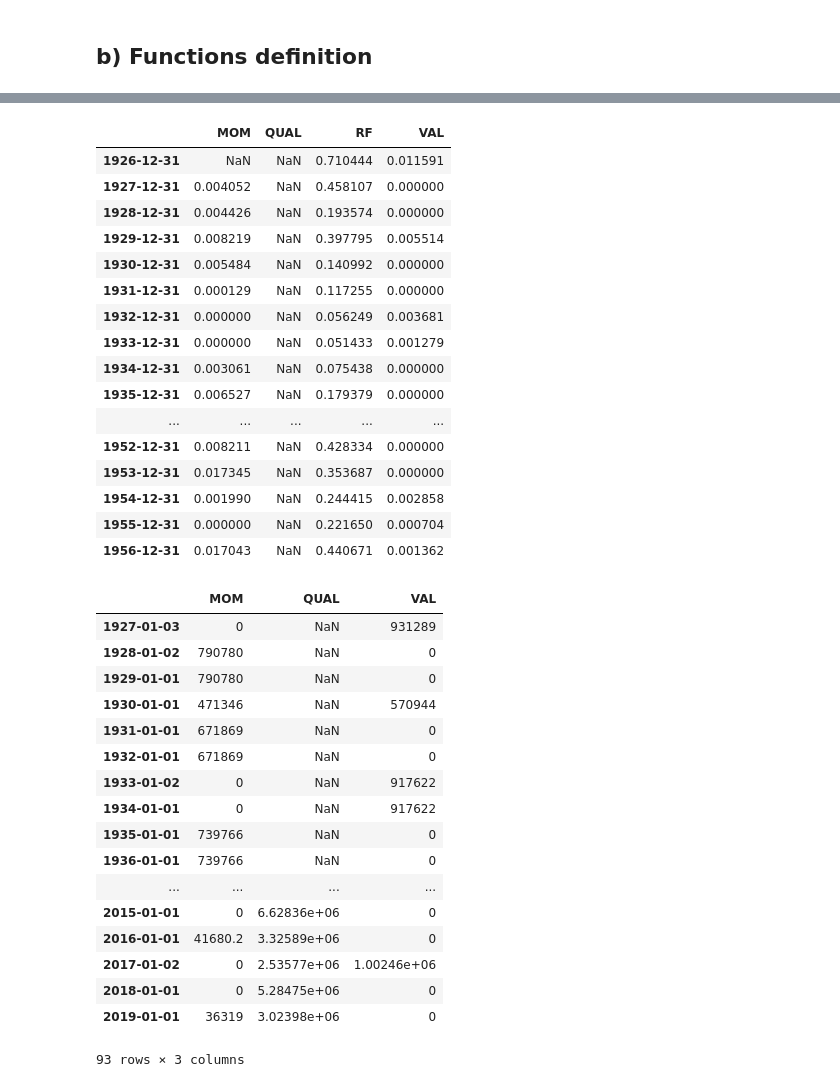
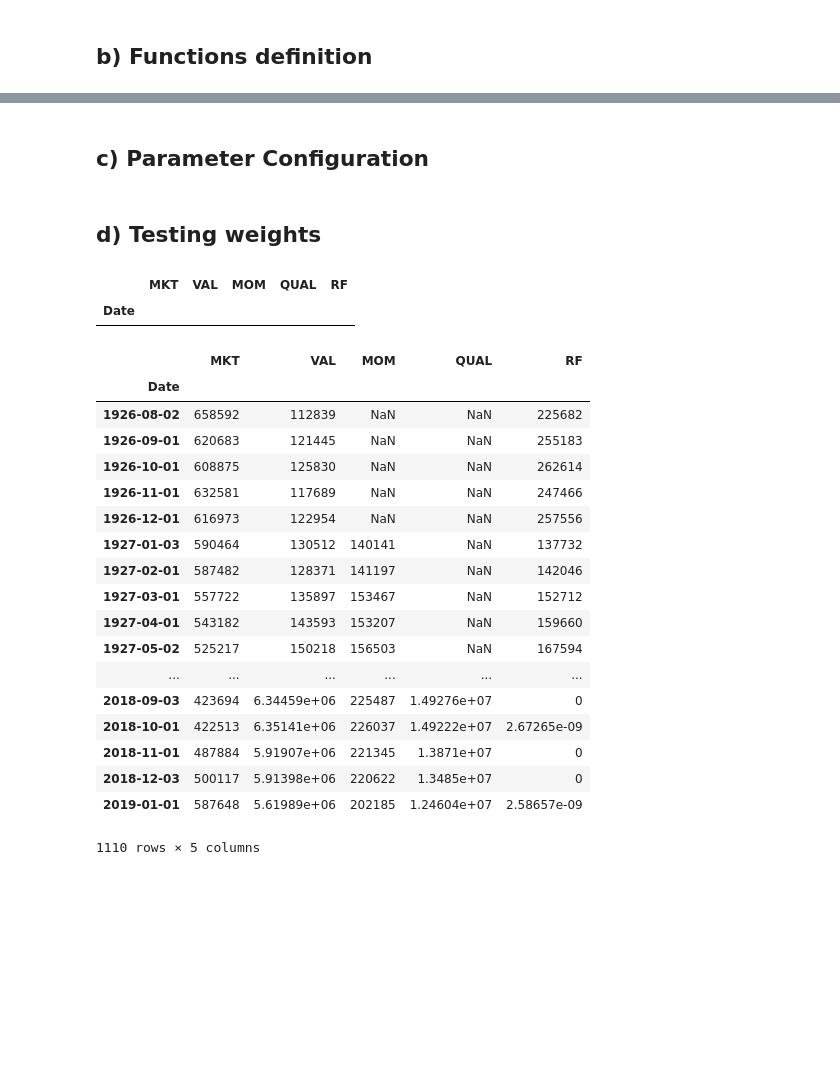
Before and after one commit to amritprasad/MFE_DAM, a Jupyter notebook: DAM Project.ipynb, the cells around one changed output, grey strips where cells are left out. Drawn from its saved outputs; the diff is of its cells as text; code cells hidden in the pictures; blank space fills up the shorter version.

```diff
--- a/DAM Project.ipynb
+++ b/DAM Project.ipynb
@@ -196,50 +135,48 @@ ir_mkt_year[ir_mkt_year<0] = 0
+# %% [markdown]
+## c) Parameter Configuration
+# %%
+day_lag = 1
+GMV = 1e6
+Tcost_vec = np.array([50e-4,50e-4,50e-4,50e-4, 50e-4])
+# %% [markdown]
+## d) Testing weights
+# %%
+testingFile = os.path.join('MFE_DAM', 'test_weights.csv')
+weights = pd.read_csv(testingFile, parse_dates=[0], index_col=[0])
+weights.index = weights.index + BDay(day_lag)
+weights['RF'] = 0.
+# %%
+weights.drop(weights.loc[:'1926-7-31'].index, axis=0, inplace=True)
 # %%
-ir_mkt_year.loc[ir_mkt_year.isnull().any(axis=1)]
+weights.loc[weights.isnull().any(axis=1)]
 # %% [output]
-|  | MOM | QUAL | RF | VAL |
-| 1926-12-31 | NaN | NaN | 0.710444 | 0.011591 |
-| 1927-12-31 | 0.004052 | NaN | 0.458107 | 0.000000 |
-| 1928-12-31 | 0.004426 | NaN | 0.193574 | 0.000000 |
-| 1929-12-31 | 0.008219 | NaN | 0.397795 | 0.005514 |
-| 1930-12-31 | 0.005484 | NaN | 0.140992 | 0.000000 |
-| 1931-12-31 | 0.000129 | NaN | 0.117255 | 0.000000 |
-| 1932-12-31 | 0.000000 | NaN | 0.056249 | 0.003681 |
-| 1933-12-31 | 0.000000 | NaN | 0.051433 | 0.001279 |
-| 1934-12-31 | 0.003061 | NaN | 0.075438 | 0.000000 |
-| 1935-12-31 | 0.006527 | NaN | 0.179379 | 0.000000 |
-| ... | ... | ... | ... | ... |
-| 1952-12-31 | 0.008211 | NaN | 0.428334 | 0.000000 |
-| 1953-12-31 | 0.017345 | NaN | 0.353687 | 0.000000 |
-| 1954-12-31 | 0.001990 | NaN | 0.244415 | 0.002858 |
-| 1955-12-31 | 0.000000 | NaN | 0.221650 | 0.000704 |
-| 1956-12-31 | 0.017043 | NaN | 0.440671 | 0.001362 |
+|  | MKT | VAL | MOM | QUAL | RF |
+| Date |  |  |  |  |  |
 # %%
-GMV = 1e6
-Tcost_vec = np.array([50e-4,50e-4,50e-4])
-
-weights = convertIR2Weights(ir_mkt_year, day_lag = 1)
+weights = adjustWeights(weights, us_Price)
 (shares, turnover) = convertWeights2Shares(weights, us_Price, GMV, Tcost_vec)
 shares_daily = df2Daily(shares, us_Price.index)
 shares
 # %% [output]
-|  | MOM | QUAL | VAL |
-| 1927-01-03 | 0 | NaN | 931289 |
-| 1928-01-02 | 790780 | NaN | 0 |
-| 1929-01-01 | 790780 | NaN | 0 |
-| 1930-01-01 | 471346 | NaN | 570944 |
-| 1931-01-01 | 671869 | NaN | 0 |
-| 1932-01-01 | 671869 | NaN | 0 |
-| 1933-01-02 | 0 | NaN | 917622 |
-| 1934-01-01 | 0 | NaN | 917622 |
-| 1935-01-01 | 739766 | NaN | 0 |
-| 1936-01-01 | 739766 | NaN | 0 |
-| ... | ... | ... | ... |
-| 2015-01-01 | 0 | 6.62836e+06 | 0 |
-| 2016-01-01 | 41680.2 | 3.32589e+06 | 0 |
-| 2017-01-02 | 0 | 2.53577e+06 | 1.00246e+06 |
-| 2018-01-01 | 0 | 5.28475e+06 | 0 |
-| 2019-01-01 | 36319 | 3.02398e+06 | 0 |
+|  | MKT | VAL | MOM | QUAL | RF |
+| Date |  |  |  |  |  |
+| 1926-08-02 | 658592 | 112839 | NaN | NaN | 225682 |
+| 1926-09-01 | 620683 | 121445 | NaN | NaN | 255183 |
+| 1926-10-01 | 608875 | 125830 | NaN | NaN | 262614 |
+| 1926-11-01 | 632581 | 117689 | NaN | NaN | 247466 |
+| 1926-12-01 | 616973 | 122954 | NaN | NaN | 257556 |
+| 1927-01-03 | 590464 | 130512 | 140141 | NaN | 137732 |
+| 1927-02-01 | 587482 | 128371 | 141197 | NaN | 142046 |
+| 1927-03-01 | 557722 | 135897 | 153467 | NaN | 152712 |
+| 1927-04-01 | 543182 | 143593 | 153207 | NaN | 159660 |
+| 1927-05-02 | 525217 | 150218 | 156503 | NaN | 167594 |
+| ... | ... | ... | ... | ... | ... |
+| 2018-09-03 | 423694 | 6.34459e+06 | 225487 | 1.49276e+07 | 0 |
+| 2018-10-01 | 422513 | 6.35141e+06 | 226037 | 1.49222e+07 | 2.67265e-09 |
+| 2018-11-01 | 487884 | 5.91907e+06 | 221345 | 1.3871e+07 | 0 |
+| 2018-12-03 | 500117 | 5.91398e+06 | 220622 | 1.3485e+07 | 0 |
+| 2019-01-01 | 587648 | 5.61989e+06 | 202185 | 1.24604e+07 | 2.58657e-09 |
-93 rows × 3 columns
+1110 rows × 5 columns
 # %%
 turnover
 # %% [output]
```
Also changed, not shown: parts of 23 cells of this notebook.
